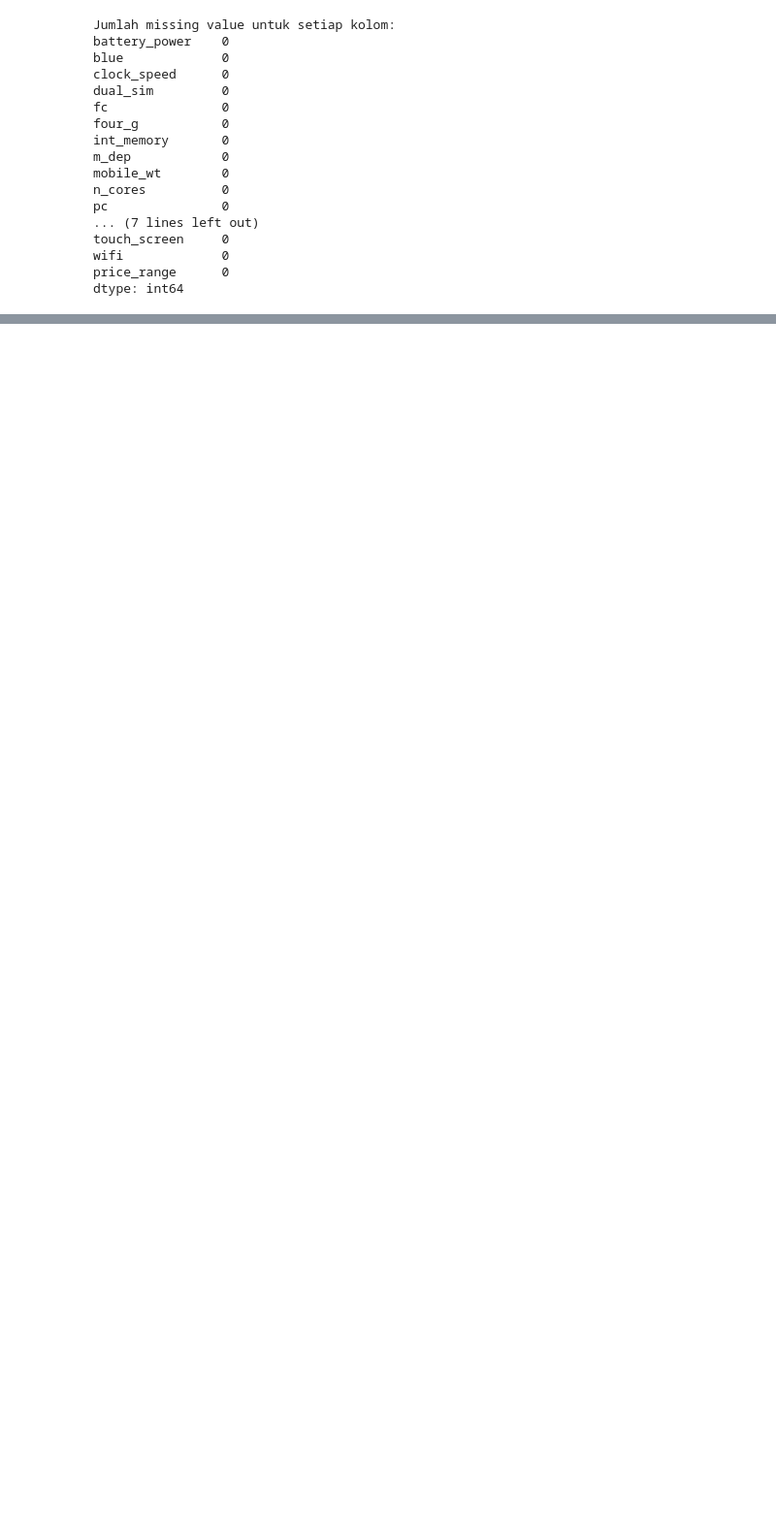
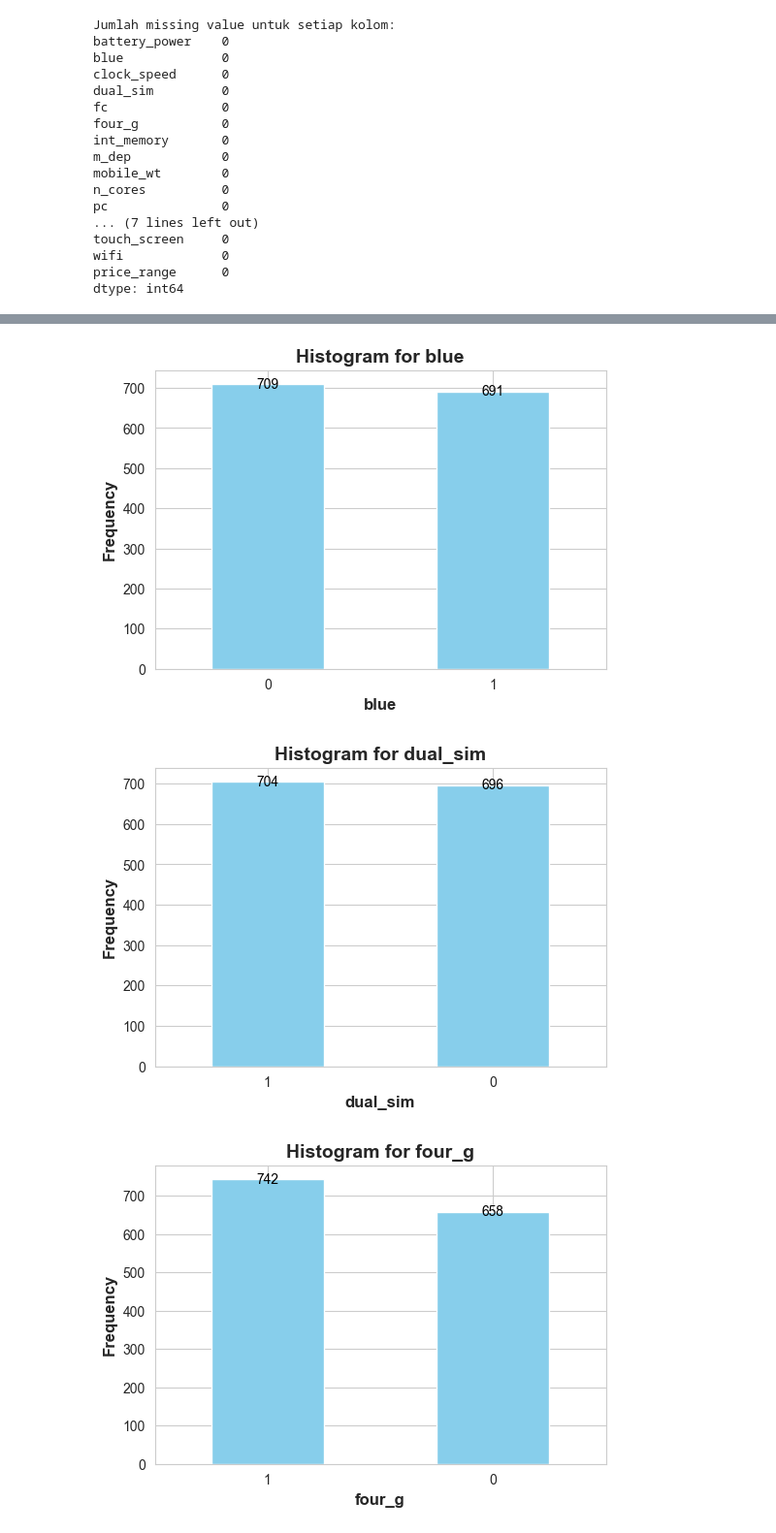
Before and after one commit to AustinPardosi/Tucil-2-AI, a Jupyter notebook: Tucil2_13521071_13521084.ipynb, the cells around one changed output, grey strips where cells are left out. Shown at 97% size. Cells and saved outputs as stored; diff of their text form; code cells hidden in the pictures; blank space fills up the shorter version.

```diff
--- a/Tucil2_13521071_13521084.ipynb
+++ b/Tucil2_13521071_13521084.ipynb
@@ -168,0 +249,19 @@ plt.show()
+# %%
+non_numeric_column = ['blue', 'dual_sim', 'four_g', 'three_g', 'touch_screen', 'wifi']
+
+for col in non_numeric_column:
+    plt.figure(figsize=(6, 4))
+    sns.set_style("whitegrid")
+    ax = df_train[col].value_counts().plot(kind='bar', color='skyblue')
+    plt.title(f'Histogram for {col}', fontsize=14, fontweight='bold')
+    plt.xlabel(col, fontsize=12, fontweight='bold')
+    plt.ylabel('Frequency', fontsize=12, fontweight='bold')
+    plt.xticks(rotation=0, fontsize=10)
+    plt.yticks(fontsize=10)
+    for p in ax.patches:
+        ax.annotate(f'{p.get_height()}', (p.get_x() + p.get_width() / 2., p.get_height()), ha='center', va='center', fontsize=10, color='black')
+    plt.show()
+# %% [output]
+[figure, added]
+[figure, added]
+[figure, added]
```
Also changed, not shown: parts of 20 cells of this notebook.
